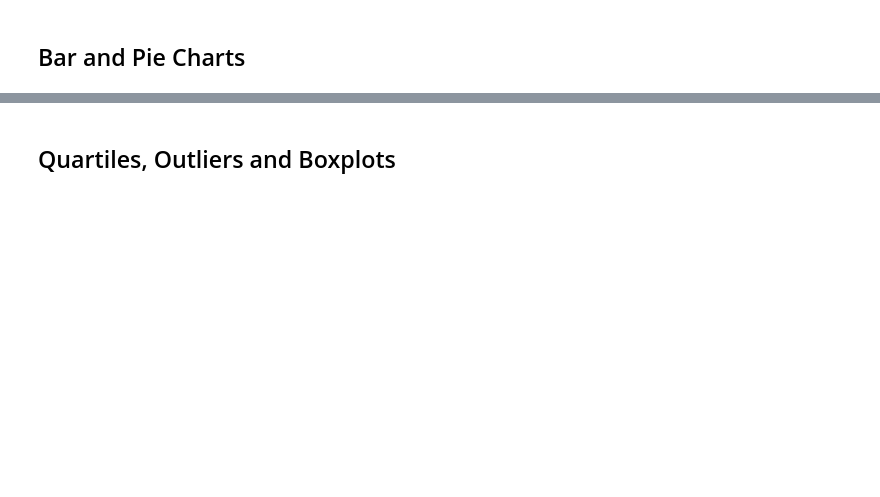
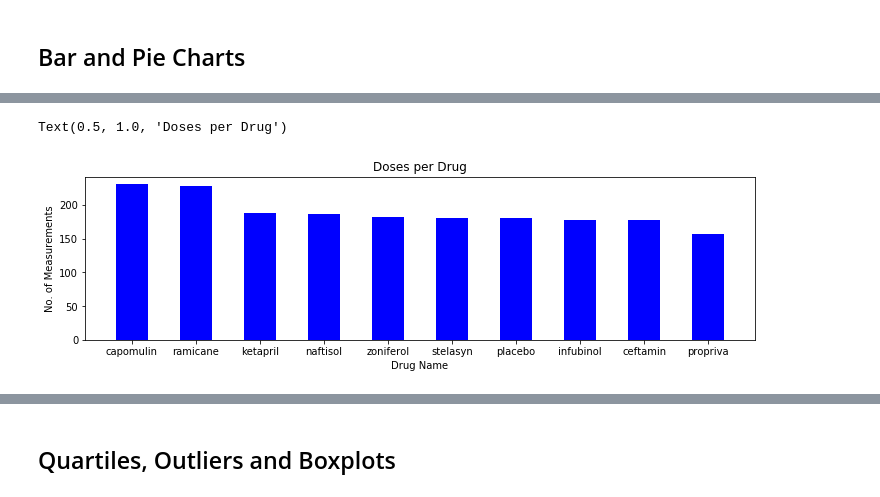
Before and after one commit to bmedford01/Pymaceuticals, a Jupyter notebook: Pymaceuticals/Pymaceuticals_Analysis.ipynb, the cells around one changed output, grey strips where cells are left out. Drawn from its saved outputs; the diff is of its cells as text; code cells hidden in the pictures; blank space fills up the shorter version.

```diff
--- a/Pymaceuticals/Pymaceuticals_Analysis.ipynb
+++ b/Pymaceuticals/Pymaceuticals_Analysis.ipynb
@@ -299,2 +323,12 @@ print(propriva_summary_df)
 # %%
-# Generate a bar plot showing the total number of measurements taken on each drug regimen using pandas.
+# Generate a bar plot showing the total number of measurements taken on each drug regimen using pyplot.
+x_axis = summary_table["Drug Name"]
+y_axis = summary_table["No. of Measurements"]
+plt.figure(figsize=(12,3))
+plt.bar(x_axis, y_axis, color='b', width=0.5)
+plt.xlabel("Drug Name")
+plt.ylabel("No. of Measurements")
+plt.title("Doses per Drug")
+# %% [output]
+Text(0.5, 1.0, 'Doses per Drug')
+[figure, added]
```
Also changed, not shown: parts of 9 cells of this notebook.
